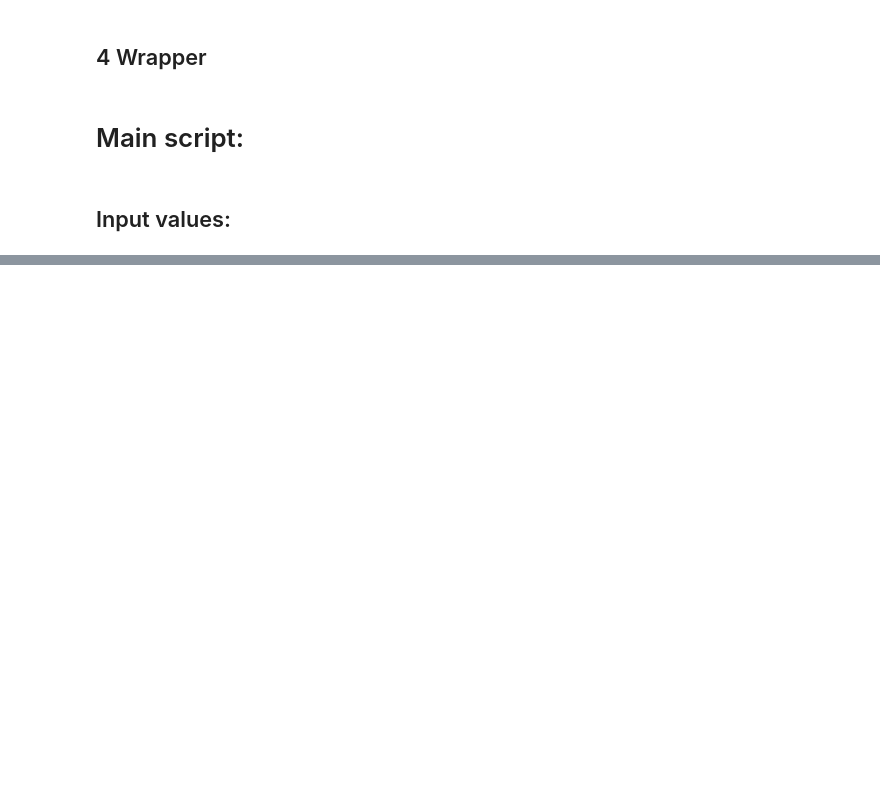
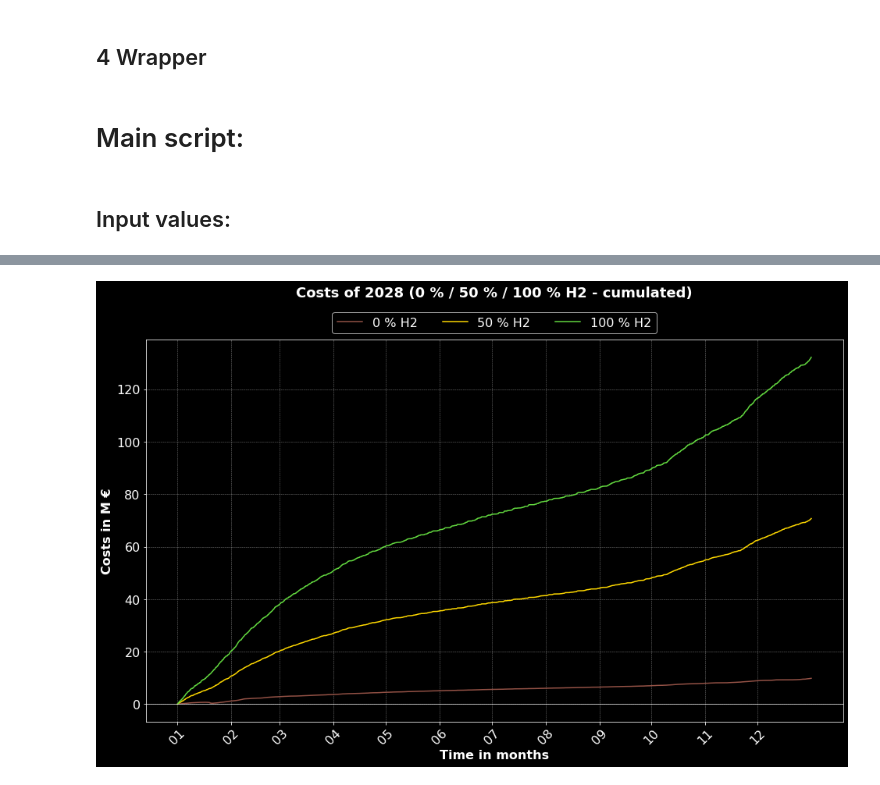
Before and after one commit to HTWK-Interconnected-Energy-Systems/BURN4H2, a Jupyter notebook: postprocessing/clean_spark_spread.ipynb, the cells around one changed output, grey strips where cells are left out. Saved outputs shown, nothing was run; the diff lists cells and outputs as text; code cells hidden in the pictures; blank space fills up the shorter version.

Commit message:
costs and cumulated costs graphics implemented.

```diff
--- a/postprocessing/clean_spark_spread.ipynb
+++ b/postprocessing/clean_spark_spread.ipynb
@@ -291,10 +309,6 @@ def insert_data_to_df(
     # Lese die CSV-Datei (angenommen, dass sie eine Spalte enthält)
     new_values_df = pd.read_csv(csv_filepath)
 
-    # Wenn die CSV mehr als eine Spalte hat, nehme nur die erste
-    if new_values_df.shape[1] > 1:
-        print("[insert_data_to_df] Warnung: Die CSV enthält mehrere Spalten. Die zweite wird verwendet.")
-
     # Hole die Werte der ersten Spalte
     new_values = round(new_values_df.iloc[:, 1],2).tolist()
 
@@ -319,9 +333,10 @@ def get_data_for_cost_simulation(
     column_names = [key_gas_price,
                     key_power_price,
                     key_h2_price,
-                    'electrical_grid.electrical_grid.power_balance',
+                    'electrical_grid.power_balance',
                     'heat_grid.heat_feedin',
-                    'hydrogen_grid.hydrogen_balance'
+                    'hydrogen_grid.hydrogen_balance',
+                    'ngas_grid.ngas_balance'
                     ] # convert input data for price names in list
 
     for asset in assets:
@@ -714,15 +865,14 @@ colors_dict = {
 # %%
 if __name__ == "__main__":
 
-    df_with_time = load_data(
+    if get_css_plot == True:
+        df_with_time = load_data(
         input_path=INPUT_PATH,
         add_data_path=H2_POWER_CSV_PATH,
         start_time=start_time,
         end_time=end_time,
     )
-
     # get css plot if chosen:
-    if get_css_plot == True:
         # print_df(df=df_with_time)
         price_dict = extract_price_data_to_dict(
             time_filtered_df = df_with_time,
@@ -772,35 +922,80 @@ if __name__ == "__main__":
 
     # get cost plot if chosen:
     elif get_cost_plot == True:
-        cost_dict = get_data_for_cost_simulation(
-        key_gas_price=key_gas_price,
-        key_power_price=key_power_price,
-        key_h2_price=key_h2_price,
-        assets=my_assets,
-        time_filtered_df=df_with_time,
-    )
-        if type_of_costs == 'single':
-            costs = calculate_costs(
-                cost_dict=cost_dict,
+        costs = []
+        for i, item in enumerate(INPUT_PATHES):
+            print(f"[Main] Scenario {i+1}:")
+            df_with_time = load_data(
+            input_path=item,
+            add_data_path=H2_POWER_CSV_PATH,
+            start_time=start_time,
+            end_time=end_time,
+        )
+
+            data_dict = get_data_for_cost_simulation(
+            key_gas_price=key_gas_price,
+            key_power_price=key_power_price,
+            key_h2_price=key_h2_price,
+            assets=my_assets,
+            time_filtered_df=df_with_time
+            )
+
+            print(f"[Main] cost scenario {i+1}:", INPUT_PATHES[i])
+            costs.append(calculate_costs(
+                cost_dict=data_dict,
                 heat_price=P_HEAT,
                 co2_price=P_CO2,
                 key_gas_price=key_gas_price,
                 key_h2_price=key_h2_price,
                 key_power_price=key_power_price
+                ))
+
+            hourly_timestamps, occurencies_dict = get_time_data_for_plot(
+                time_filtered_df=df_with_time,
+                granularity=granularity)
+
+            print("------------------------------------------------------------")
+
+        if type_of_costs == 'single':
+            fig = plot_costs(
+                nested_y_values=costs,
+                x_values=hourly_timestamps,
+                granularity=granularity,
+                x_axis_occurencies=occurencies_dict,
+                title_size=title_size,
+                fontsize=fontsize,
+                colors_dict=colors_dict,
+                labels=scenario_labels,
+                target_cost_unit=target_cost_unit,
+                scenario_title=scenario_title
             )
         elif type_of_costs == 'cumulation':
-            pass
+            all_cumulated_costs = []
+            for i in range(0,len(INPUT_PATHES)):
+                cumulated_costs = cumulate_costs(
+                    costs_per_time=costs[i])
+                all_cumulated_costs.append(cumulated_costs)
+
+            fig = plot_costs(
+                nested_y_values=all_cumulated_costs,
+                x_values=hourly_timestamps,
+                granularity=granularity,
+                x_axis_occurencies=occurencies_dict,
+                title_size=title_size,
+                fontsize=fontsize,
+                colors_dict=colors_dict,
+                labels=scenario_labels,
+                target_cost_unit=target_cost_unit,
+                scenario_title=scenario_title
+            )
         else:
             print(f"[Main] This type is not available: {type_of_costs}!")
 
-        # save_plot(
-        # fig=fig,
-        # output_path=OUTPUT_PATH,
-        # filename=filename
-        # )
-
-    elif type_of_costs == 'cumulation':
-        print("[Main] get cumulation plot not ready.")
+        save_plot(
+        fig=fig,
+        output_path=OUTPUT_PATH,
+        filename=filename
+        )
     else:
         print("[Main] no plot variant chosen.")
 # %% [output]
@@ -812,0 +1006 @@ if __name__ == "__main__":
+[figure, added]
```
Also changed, not shown: parts of 5 cells of this notebook, 3 other files.
